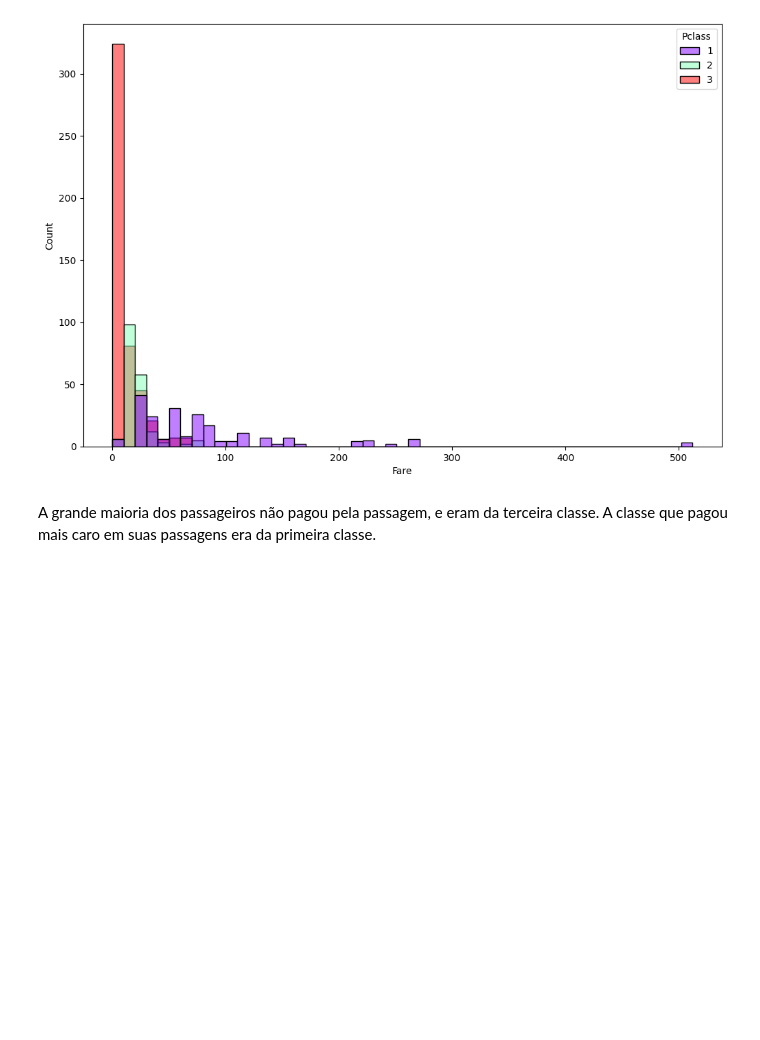
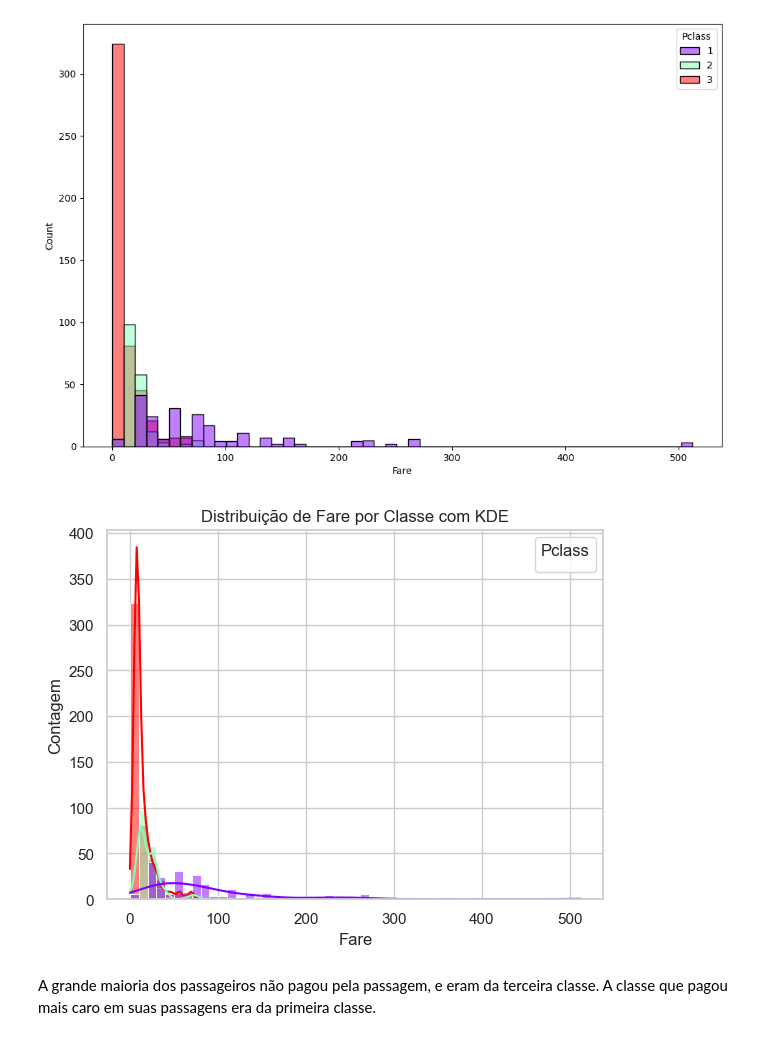
Before and after one commit to LSouzaCosta/DataScience, a Jupyter notebook: Titanic/01_EDA_titanic.ipynb, the cells around one changed output. Drawn from its saved outputs; the diff is of its cells as text; code cells hidden in the pictures; blank space fills up the shorter version.

```diff
--- a/Titanic/01_EDA_titanic.ipynb
+++ b/Titanic/01_EDA_titanic.ipynb
@@ -304,6 +277,25 @@ sns.histplot(data= train_DF, x= "Fare",binwidth= 10, hue= "Pclass", palette= "ra
 # %% [output]
 <Axes: xlabel='Fare', ylabel='Count'>
 [figure]
+# %%
+# Configuração do estilo do Seaborn (opcional)
+sns.set(style="whitegrid")
+
+# Plotando o gráfico de densidade (KDE)
+sns.histplot(data=train_DF, x="Fare", binwidth=10, hue="Pclass", palette="rainbow", kde=True)
+
+# Adicionando título e rótulos aos eixos
+plt.title('Distribuição de Fare por Classe com KDE')
+plt.xlabel('Fare')
+plt.ylabel('Contagem')
+
+# Exibindo a legenda
+plt.legend(title="Pclass")
+
+# Mostrando o gráfico
+plt.show()
+# %% [output]
+[figure, added]
 # %% [markdown]
 A grande maioria dos passageiros não pagou pela passagem, e eram da terceira classe. A classe que pagou mais caro em suas passagens era da primeira classe.
 # %%
```
Also changed, not shown: parts of 6 cells of this notebook.
